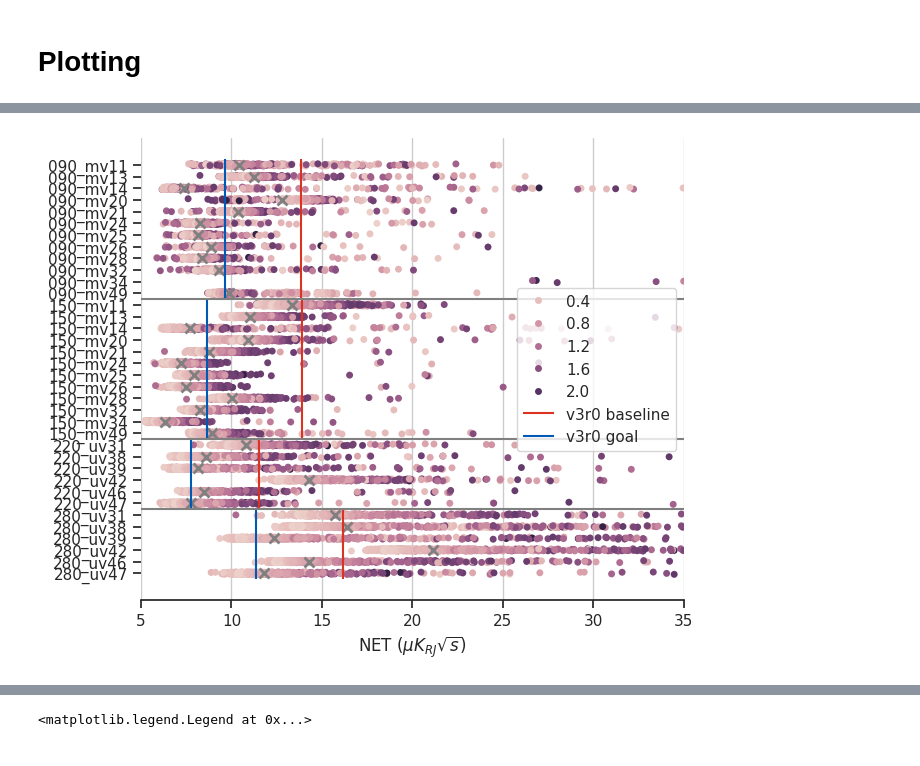
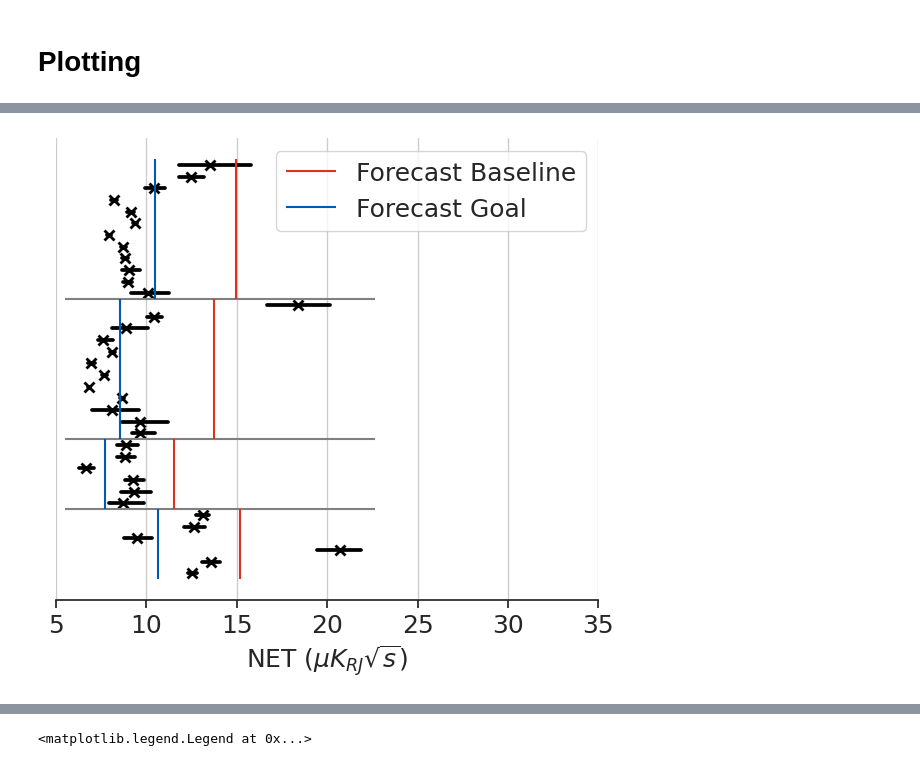
Before and after one commit to Sulla2012/LAT_Loading, a Jupyter notebook: nets.ipynb, the cells around one changed output, grey strips where cells are left out. Cells and saved outputs as stored; diff of their text form; code cells hidden in the pictures.

Commit message:
feat: adding pwv cuts to net plots for APS

```diff
--- a/nets.ipynb
+++ b/nets.ipynb
@@ -46,8 +51,8 @@ pwv = pwv_interp()
 with open("results_12032025.pk", "rb") as f:
     result_dict = pk.load(f)
 
-with open("backups/nets_12052025.pk", "rb") as f:
-#with open("nets.pk", "rb") as f:
+with open("backups/backup_nets.pk", "rb") as f:
+#with open("backups/nets_12052025.pk", "rb") as f:
     net_dict = pk.load(f)
 
 c_base = (220/255, 50/255, 32/255)
@@ -147,25 +152,33 @@ array_freqs = np.array(array_freqs)
 
 df = pd.DataFrame({'labels': labels, 'nets': nets, 'obs': obs, "ndets":ndets, "pwv":pwvs, "neps":neps, "cals":cals, "el":els, "yields":yields, "t_obs":t_obs, "indv_nets":indv_nets, "ufms":arrays, "freqs":array_freqs})
 # %%
+t_cut_low = Time("2025-03-05T00:00:00", format="isot", scale="utc")
+t_cut_high = Time("2026-05-03T00:00:00", format="isot", scale="utc")
+
 set_labels = np.unique(labels)
 weighted_means = np.zeros(len(set_labels))
 for i, label in enumerate(set_labels):
     data = df.where((df.pwv/np.sin(np.deg2rad(df.el)) < 3) & (df.t_obs < t_cut_high.unix ) & (t_cut_low.unix < df.t_obs) & (df.labels==label)).nets
     weighted_means[i] = np.sum(1/data) / np.sum(1/data**2)
 means_df = pd.DataFrame({"labels":set_labels, "nets": weighted_means})
+# %%
+temp_conv_090 = mu.temp_conv(T_B=2.725*u.Kelvin, flavor="MF", ch="MF_1", kind='baseline')
+temp_conv_150 = mu.temp_conv(T_B=2.725*u.Kelvin, flavor="MF", ch="MF_2", kind='baseline')
+temp_conv_220 = mu.temp_conv(T_B=2.725*u.Kelvin, flavor="UHF", ch="UHF_1", kind='baseline')
+temp_conv_280 = mu.temp_conv(T_B=2.725*u.Kelvin, flavor="UHF", ch="UHF_2", kind='baseline')
 # %%
-t_cut_low = Time("2025-09-05T00:00:00", format="isot", scale="utc")
-t_cut_high = Time("2026-05-03T00:00:00", format="isot", scale="utc")
+
 
 sns.set_theme(style="ticks")
+fontsize=18
 
 # Initialize the figure with a logarithmic x axis
 f, ax = plt.subplots(figsize=(7, 6))
 
 # Add in points to show each observation
-#sns.pointplot(data=df.where((df.pwv/np.sin(np.deg2rad(df.el)) < 3) & (df.t_obs < t_cut_high.unix ) & (t_cut_low.unix < df.t_obs)), x="nets", y="labels", linestyle="none", marker="x", color="0.5", zorder=2)
-sns.pointplot(data = means_df, x="nets", y="labels", linestyle="none", marker="x", color="0.5", zorder=2)
-sns.stripplot(df.where((df.pwv/np.sin(np.deg2rad(df.el)) < 3) & (df.t_obs < t_cut_high.unix)), x="nets", y="labels", hue="pwv", zorder=1)
+sns.pointplot(data=df.where((df.pwv/np.sin(np.deg2rad(df.el)) < 1) & (df.t_obs < t_cut_high.unix ) & (t_cut_low.unix < df.t_obs)), x="nets", y="labels", linestyle="none", marker="x", color="black", zorder=2)
+#sns.pointplot(data = means_df, x="nets", y="labels", linestyle="none", marker="x", color="0.5", zorder=2)
+#sns.stripplot(df.where((df.pwv/np.sin(np.deg2rad(df.el)) < 3) & (df.t_obs < t_cut_high.unix)), x="nets", y="labels", hue="pwv", zorder=1)
 
 
 
@@ -177,49 +190,80 @@ pos_150 = pos_090 + len([label for label in set(df.labels.to_numpy()) if "150" i
 pos_220 = pos_150 + len([label for label in set(df.labels.to_numpy()) if "220" in label])
 pos_280 = pos_220 + len([label for label in set(df.labels.to_numpy()) if "280" in label])
 
+plt.hlines([pos_090, pos_150, pos_220], xmin=xmin, xmax=xmax, color="0.5")
+
+#pos_280 = len([label for label in set(df.labels.to_numpy()) if "280" in label]) + 0.8
+#pos_220 = pos_280 + len([label for label in set(df.labels.to_numpy()) if "220" in label]) - 0.5
+#pos_150 = pos_220 + len([label for label in set(df.labels.to_numpy()) if "150" in label]) - 1.0
+#pos_090 = pos_150 + len([label for label in set(df.labels.to_numpy()) if "090" in label])
+
+#pos_280 /= ymax
+#pos_220 /= ymax
+#pos_150 /= ymax
+#pos_090 /= ymax
+
 #090 Goals
 temp_conv = mu.temp_conv(T_B=2.725*u.Kelvin, flavor="MF", ch="MF_1", kind='baseline')
 #plt.vlines(2.70*np.sqrt(12)/1.08, ymin = ymin, ymax = pos_090, label="v3r7 baseline", color="orange")
 #plt.vlines(1.72*np.sqrt(12)/1.08, ymin = ymin, ymax = pos_090, label="v3r7 goal", color="blue")
 
-plt.vlines(4.31*np.sqrt(12)/1.08, ymin = ymin, ymax = pos_090, label="v3r0 baseline", color=c_base)
-plt.vlines(3.01*np.sqrt(12)/1.08, ymin = ymin, ymax = pos_090, label="v3r0 goal", color=c_goal)
+#plt.vlines(4.31*np.sqrt(12)/1.08, ymin = ymin, ymax = pos_090, label="v3r0 baseline", color=c_base)
+#plt.vlines(3.01*np.sqrt(12)/1.08, ymin = ymin, ymax = pos_090, label="v3r0 goal", color=c_goal)
+
+#ax.axvspan(3.75*np.sqrt(12)/temp_conv_090.value, 5.37*np.sqrt(12)/temp_conv_090.value, ymin=pos_150, ymax=1, alpha=0.1, color='red', label="SO 2019 Forecasts")
+plt.vlines(5.37*np.sqrt(12)/temp_conv_090.value, ymin = ymin, ymax = pos_090, label = "Forecast Baseline", color = c_base)
+plt.vlines(3.75*np.sqrt(12)/temp_conv_090.value, ymin = ymin, ymax = pos_090, label = "Forecast Goal", color = c_goal)
+
 
 #150 Goals
 temp_conv = mu.temp_conv(T_B=2.725*u.Kelvin, flavor="MF", ch="MF_2", kind='baseline')
 #plt.vlines(3.21*np.sqrt(12)/1.0, ymin = pos_090, ymax = pos_150, label=None, color="orange")
 #plt.vlines(2.03*np.sqrt(12)/1.0, ymin = pos_090, ymax = pos_150, label=None, color="blue")
 
-plt.vlines(4.01*np.sqrt(12)/1.0, ymin = pos_090, ymax = pos_150, label=None, color=c_base)
-plt.vlines(2.50*np.sqrt(12)/1.0, ymin = pos_090, ymax = pos_150, label=None, color=c_goal)
+#plt.vlines(4.01*np.sqrt(12)/1.0, ymin = pos_090, ymax = pos_150, label=None, color=c_base)
+#plt.vlines(2.50*np.sqrt(12)/1.0, ymin = pos_090, ymax = pos_150, label=None, color=c_goal)
+
+#ax.axvspan(4.18*np.sqrt(12)/temp_conv_150.value, 6.74*np.sqrt(12)/temp_conv_150.value, ymin=pos_220, ymax=pos_150, alpha=0.1, color='red')
+plt.vlines(6.74*np.sqrt(12)/temp_conv_150.value, ymin = pos_090, ymax = pos_150, color = c_base)
+plt.vlines(4.18*np.sqrt(12)/temp_conv_150.value, ymin = pos_090, ymax = pos_150, color = c_goal)
 
 #220 Goals
 temp_conv = mu.temp_conv(T_B=2.725*u.Kelvin, flavor="UHF", ch="UHF_1", kind='baseline')
 #plt.vlines(3.84*np.sqrt(6)/1.01, ymin = pos_150, ymax = pos_220, label=None, color="orange")
 #plt.vlines(2.41*np.sqrt(6)/1.01, ymin = pos_150, ymax = pos_220, label=None, color="blue")
 
-plt.vlines(4.71*np.sqrt(6)/1.0, ymin = pos_150, ymax = pos_220, label=None, color=c_base)
-plt.vlines(3.16*np.sqrt(6)/1.0, ymin = pos_150, ymax = pos_220, label=None, color=c_goal)
+#plt.vlines(4.71*np.sqrt(6)/1.0, ymin = pos_150, ymax = pos_220, label=None, color=c_base)
+#plt.vlines(3.16*np.sqrt(6)/1.0, ymin = pos_150, ymax = pos_220, label=None, color=c_goal)
+
+#ax.axvspan(10.04*np.sqrt(6)/temp_conv_220.value, 15.00*np.sqrt(6)/temp_conv_220.value, ymin=pos_280, ymax=pos_220, alpha=0.1, color='red')
+plt.vlines(15.00*np.sqrt(6)/temp_conv_220.value, ymin = pos_150, ymax = pos_220, color = c_base)
+plt.vlines(10.04*np.sqrt(6)/temp_conv_220.value, ymin = pos_150, ymax = pos_220, color = c_goal)
 
 #280 Goals
 temp_conv = mu.temp_conv(T_B=2.725*u.Kelvin, flavor="UHF", ch="UHF_2", kind='baseline')
 #plt.vlines(8.61*np.sqrt(6)/1.0, ymin = pos_220, ymax = ymax, label=None, color="orange")
 #plt.vlines(5.95*np.sqrt(6)/1.0, ymin = pos_220, ymax = ymax, label=None, color="blue")
 
-plt.vlines(6.60*np.sqrt(6)/1.0, ymin = pos_220, ymax = ymax, label=None, color=c_base)
-plt.vlines(4.63*np.sqrt(6)/1.0, ymin = pos_220, ymax = ymax, label=None, color=c_goal)
+#plt.vlines(6.60*np.sqrt(6)/1.0, ymin = pos_220, ymax = ymax, label=None, color=c_base)
+#plt.vlines(4.63*np.sqrt(6)/1.0, ymin = pos_220, ymax = ymax, label=None, color=c_goal)
 
-plt.hlines([pos_090, pos_150, pos_220], xmin=xmin, xmax=xmax, color="0.5")
+#ax.axvspan(25.11*np.sqrt(6)/temp_conv_280.value, 35.88*np.sqrt(6)/temp_conv_280.value, ymin=0, ymax=pos_280, alpha=0.1, color='red')
+plt.vlines(35.88*np.sqrt(6)/temp_conv_280.value, ymin = pos_220, ymax = ymax, color = c_base)
+plt.vlines(25.11*np.sqrt(6)/temp_conv_280.value, ymin = pos_220, ymax = ymax, color = c_goal)
 
 
 plt.xlim(5, 35)
 
 # Tweak the visual presentation
 ax.xaxis.grid(True)
-ax.set(xlabel="NET ($\mu K_{RJ} \sqrt{s}$)", ylabel="")
+#ax.set(xlabel="NET ($\mu K_{RJ} \sqrt{s}$)", ylabel="", yticklabels=[])
+ax.set_xlabel("NET ($\mu K_{RJ} \sqrt{s}$)", fontsize=fontsize)
+ax.set_ylabel("", fontsize=fontsize)
+ax.set_yticklabels([])
+ax.tick_params(left=False, labelsize=fontsize)
 sns.despine(trim=True, left=True)
 
-plt.legend()
-#f.savefig("./plts/nets/nets_may27.pdf", dpi=600, bbox_inches='tight')
-#f.savefig("./plts/nets/nets_may27.png", dpi=600, bbox_inches='tight')
+plt.legend(fontsize=fontsize)
+f.savefig("./plts/nets/nets_APS.pdf", dpi=600, bbox_inches='tight')
+f.savefig("./plts/nets/nets_APS.png", dpi=600, bbox_inches='tight')
 # %% [output]
@@ -227 +270 @@ plt.legend()
-[figure, old version]
+[figure, new version]
```
Also changed, not shown: parts of 9 cells of this notebook, 2 other files.
